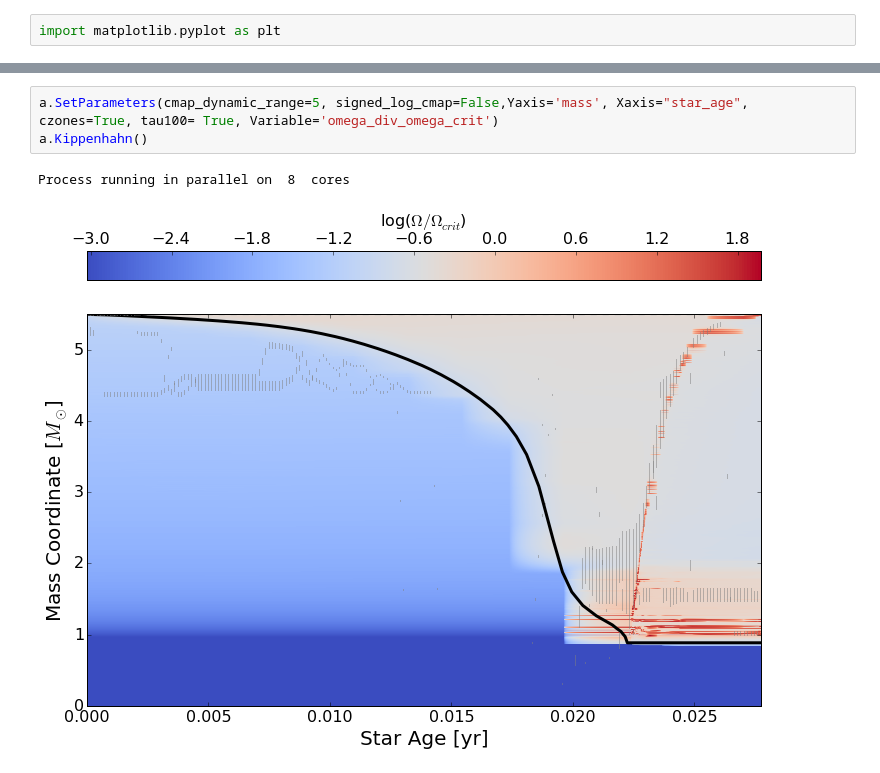
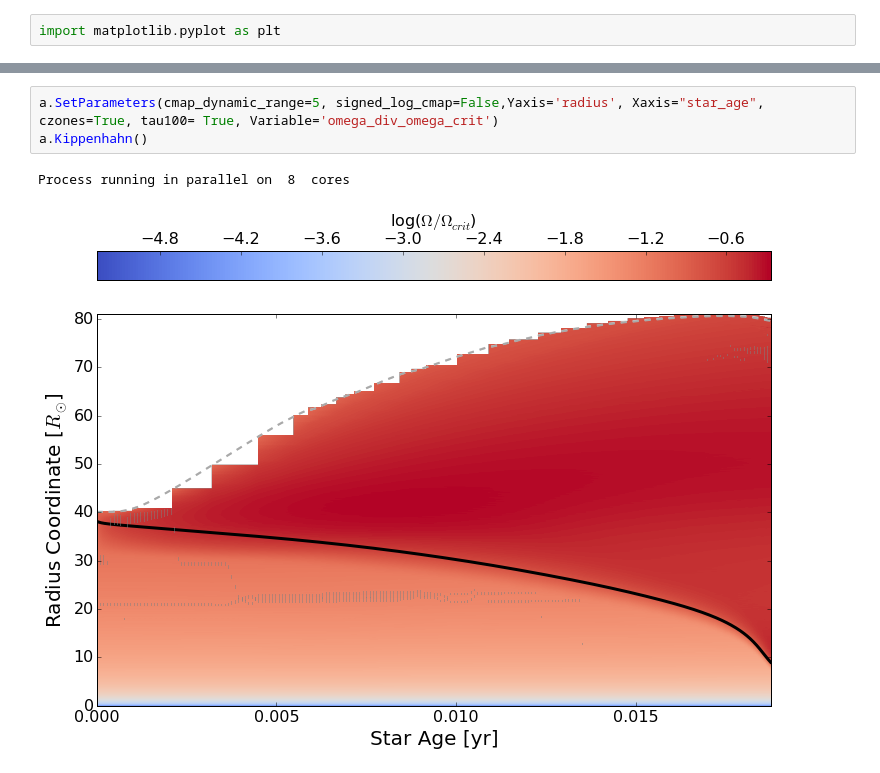
Before and after one commit to JRGarza/CE_mesa, a Jupyter notebook: python_scripts/check_results_tassos.ipynb, the cells around one changed output, grey strips where cells are left out. Drawn from its saved outputs; the diff is of its cells as text.

```diff
--- a/python_scripts/check_results_tassos.ipynb
+++ b/python_scripts/check_results_tassos.ipynb
@@ -177,9 +177,9 @@ a.Kippenhahn()
 # %%
-a.SetParameters(cmap_dynamic_range=5, signed_log_cmap=False,Yaxis='mass', Xaxis="star_age", czones=True, tau100= True, Variable='omega_div_omega_crit')
+a.SetParameters(cmap_dynamic_range=5, signed_log_cmap=False,Yaxis='radius', Xaxis="star_age", czones=True, tau100= True, Variable='omega_div_omega_crit')
 a.Kippenhahn()
 # %% [output]
 Process running in parallel on  8  cores
-[figure, old version]
+[figure, new version]
 # %%
 a.SetParameters(Variable='total_energy', Xaxis="model_number", Yaxis="radius", cmap_dynamic_range=5,signed_log_cmap=True, tau100=True)
 a.Kippenhahn()
```
Also changed, not shown: parts of 27 cells of this notebook, 4 other files.
